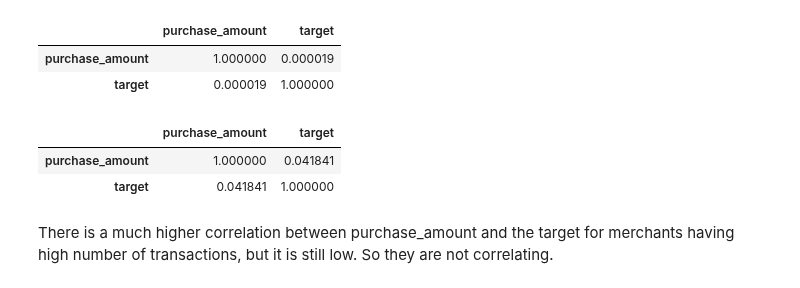
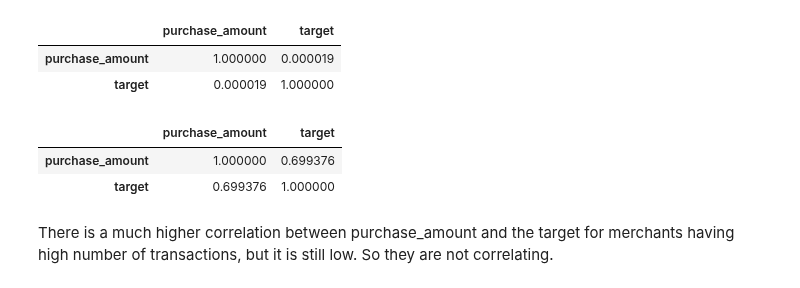
Before and after one commit to Zol-S/kaggle, a Jupyter notebook: Elo Merchant Category Recommendation/1.1_Descriptives.ipynb, the cells around one changed output. Cells and saved outputs as stored; diff of their text form; code cells hidden in the pictures.

```diff
--- a/Elo Merchant Category Recommendation/1.1_Descriptives.ipynb
+++ b/Elo Merchant Category Recommendation/1.1_Descriptives.ipynb
@@ -1493,7 +1493,7 @@ len(df_train[df_train['card_id'].isin(['C_ID_3d3dfdc692', 'C_ID_0cd2ce025c', 'C_
 ### Correlation of time (purchase_date) with loyalty score (target)
 # %%
 def get_unixtime(dt64):
-    return dt64.astype('datetime64[s]').astype('int')
+    return dt64.values.astype('datetime64[s]').astype('int')
 # %%
 df_train['purchase_date'] = get_unixtime(df_train['purchase_date'])
 df_test['purchase_date'] = get_unixtime(df_test['purchase_date'])
@@ -1504,11 +1504,11 @@ df_train[['purchase_amount', 'target']].corr().abs()
 | purchase_amount | 1.000000 | 0.000019 |
 | target | 0.000019 | 1.000000 |
 # %%
-df_train[df_train['card_id'].isin(['C_ID_3d3dfdc692', 'C_ID_0cd2ce025c', 'C_ID_cc3d4cd4e3', 'C_ID_5ccc07beb9', 'C_ID_5ea401d358'])][['purchase_amount', 'target']].corr().abs()
+df_train[df_train['card_id'].isin(df_hm[-10:]['card_id'])][['purchase_amount', 'target']].corr().abs()
 # %% [output]
 |  | purchase_amount | target |
-| purchase_amount | 1.000000 | 0.041841 |
-| target | 0.041841 | 1.000000 |
+| purchase_amount | 1.000000 | 0.699376 |
+| target | 0.699376 | 1.000000 |
 # %% [markdown]
 There is a much higher correlation between purchase_amount and the target for merchants having high number of transactions, but it is still low. So they are not correlating.
 # %%
```
Also changed, not shown: parts of 4 cells of this notebook, 3 other files.
